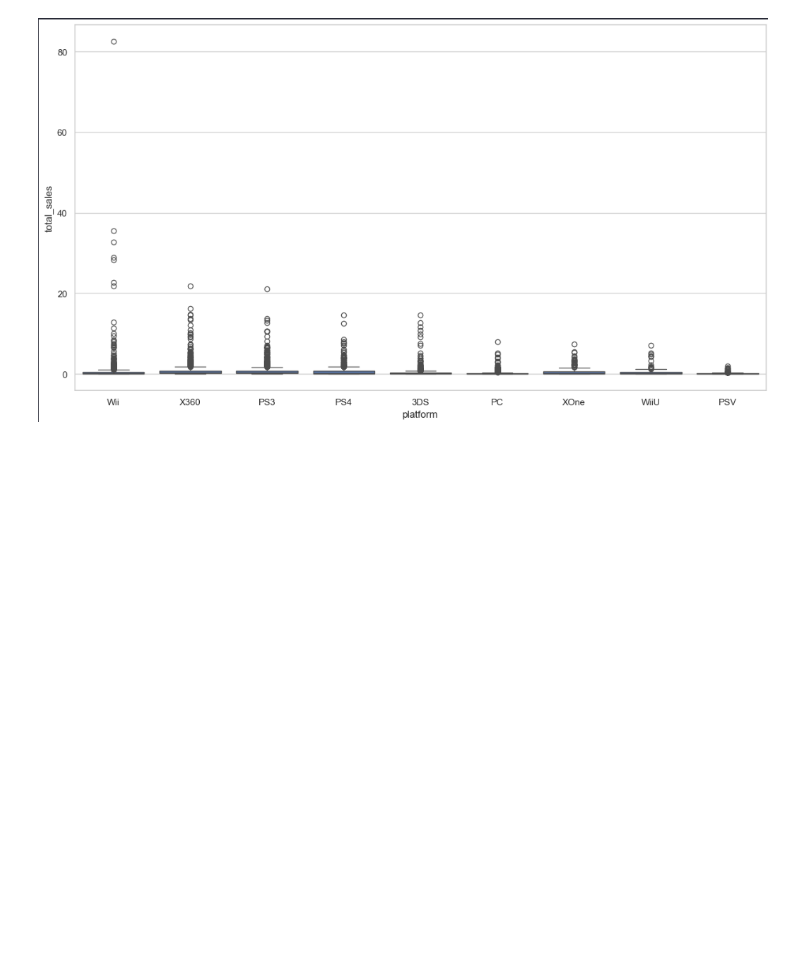
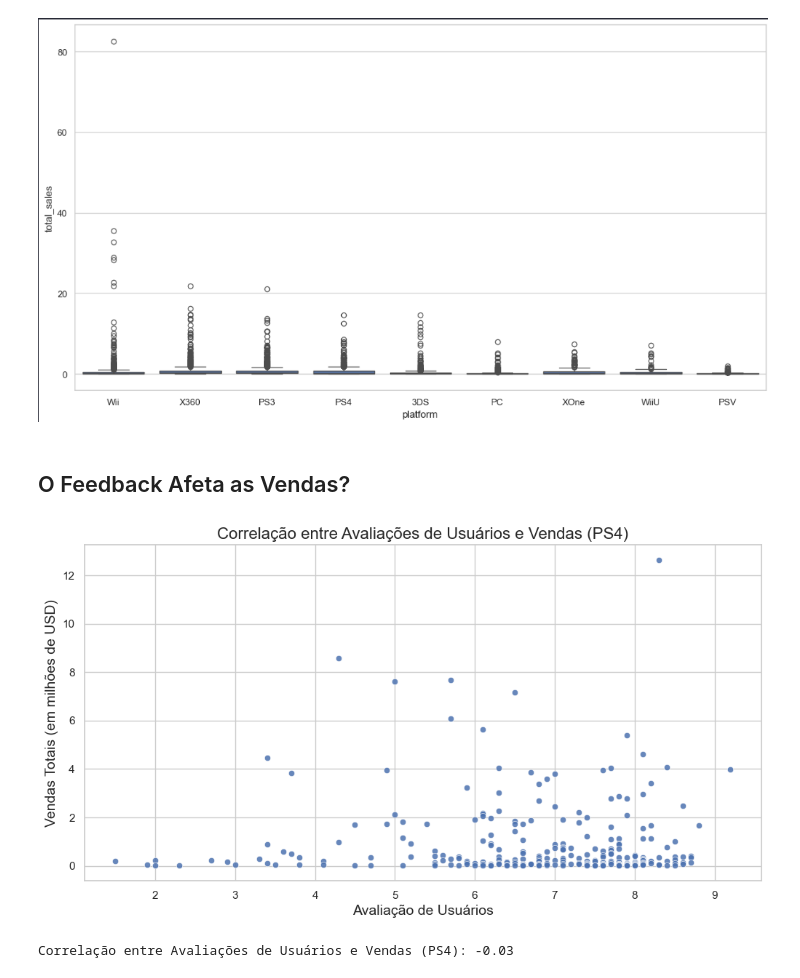
Before and after one commit to henriquetargino/games, a Jupyter notebook: EDA.ipynb, the cells around one changed output. Drawn from its saved outputs; the diff is of its cells as text; code cells hidden in the pictures; blank space fills up the shorter version.

```diff
--- a/EDA.ipynb
+++ b/EDA.ipynb
@@ -394,3 +394,26 @@ plt.show()
 #### Obs: Os outliers foram removidos para facilitar e deixar a análise mais fidedígna. Abaixo, está a representação do gráfico com os outliers.
 # %% [markdown]
 ![boxplot.PNG](attachment:boxplot.PNG)
+# %% [markdown]
+## O Feedback Afeta as Vendas?
+# %%
+# apenas PS4
+df_ps4 = df[df['platform'] == 'PS4']
+
+# grafico
+plt.figure(figsize=(12, 6))
+sns.scatterplot(data=df_ps4, x='user_score', y='total_sales', alpha=0.85)
+plt.title('Correlação entre Avaliações de Usuários e Vendas (PS4)', fontsize=16)
+plt.xlabel('Avaliação de Usuários', fontsize=14)
+plt.ylabel('Vendas Totais (em milhões de USD)', fontsize=14)
+plt.grid(True)
+plt.show()
+
+# correlação
+correlation_user_score = df_ps4['user_score'].corr(df_ps4['total_sales'])
+
+
+print(f"Correlação entre Avaliações de Usuários e Vendas (PS4): {correlation_user_score:.2f}")
+# %% [output]
+[figure, added]
+Correlação entre Avaliações de Usuários e Vendas (PS4): -0.03
```
Also changed, not shown: parts of 6 cells of this notebook.
